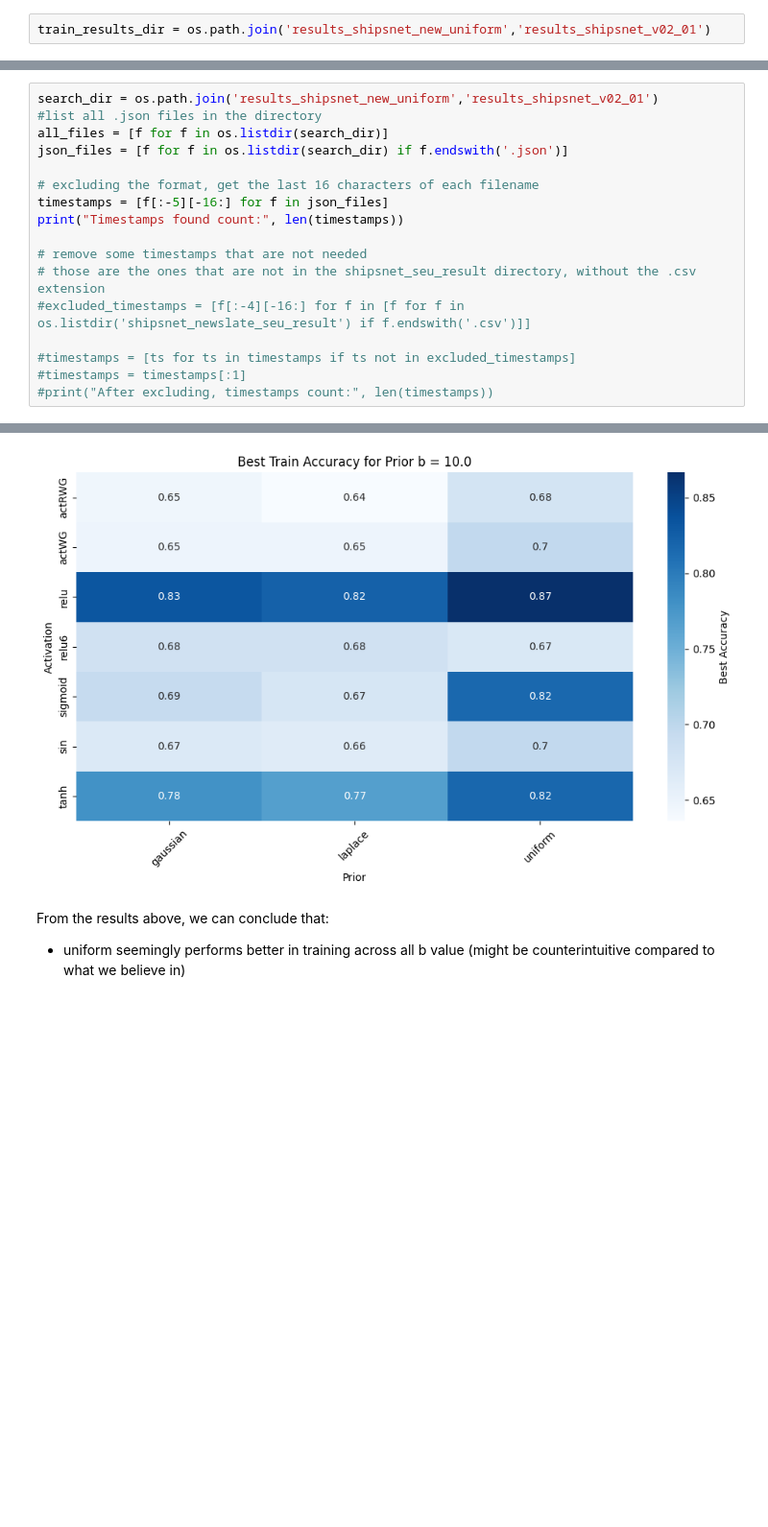
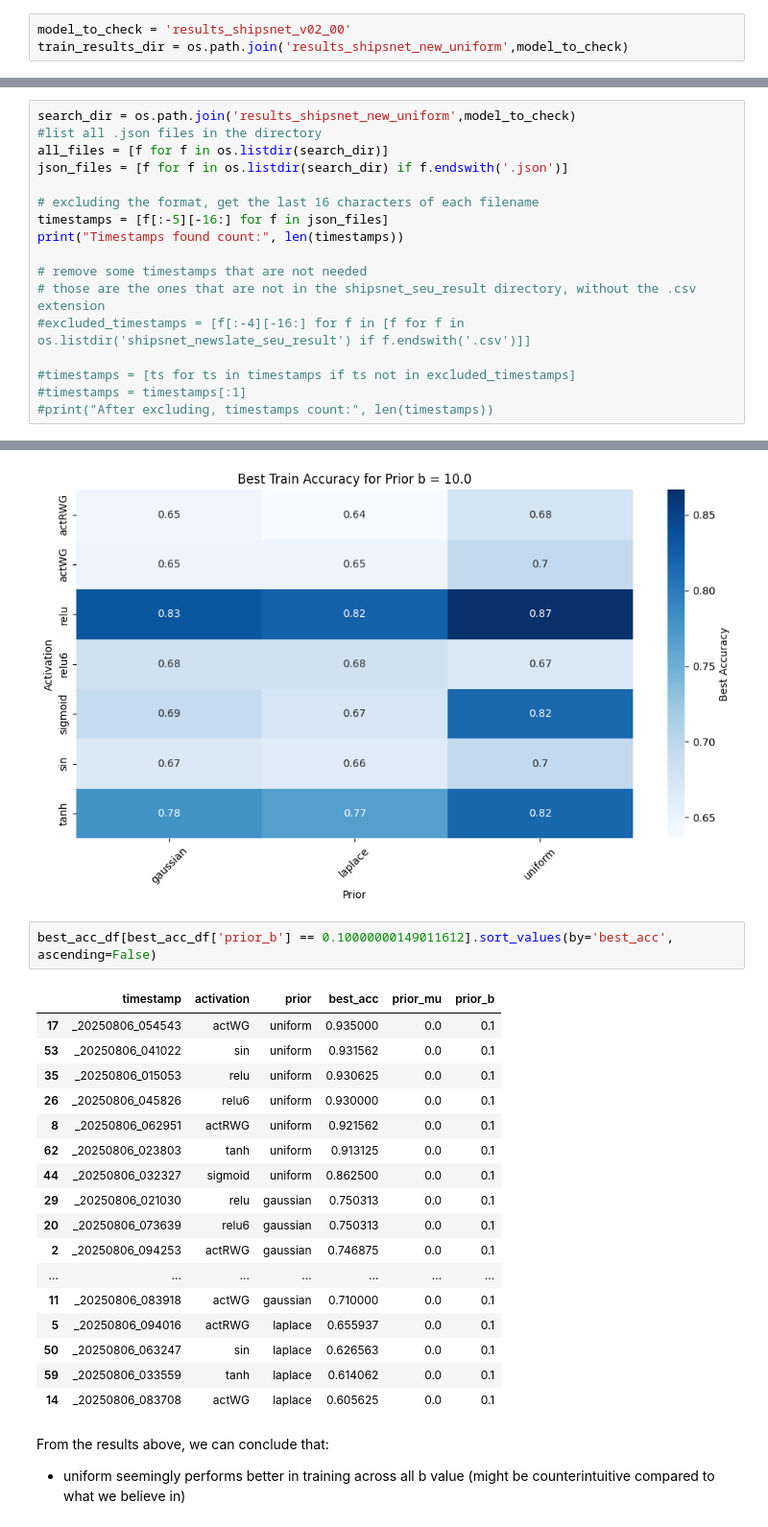
Before and after one commit to putawararevalda/bnnexperimentation, a Jupyter notebook: shipsnet_train_analysis_new_uniform.ipynb, the cells around one changed output, grey strips where cells are left out. Shown at 96% size. Saved outputs shown, nothing was run; the diff lists cells and outputs as text; blank space fills up the shorter version.

Commit message:
add train and testing analysis notebook of deterministic model

```diff
--- a/shipsnet_train_analysis_new_uniform.ipynb
+++ b/shipsnet_train_analysis_new_uniform.ipynb
@@ -2,4 +2,5 @@
 import pandas as pd
 import os
 # %%
-train_results_dir = os.path.join('results_shipsnet_new_uniform','results_shipsnet_v02_01')
+model_to_check = 'results_shipsnet_v02_00'
+train_results_dir = os.path.join('results_shipsnet_new_uniform',model_to_check)
@@ -8,5 +7,5 @@ import os
 # %%
-search_dir = os.path.join('results_shipsnet_new_uniform','results_shipsnet_v02_01')
+search_dir = os.path.join('results_shipsnet_new_uniform',model_to_check)
 #list all .json files in the directory
 all_files = [f for f in os.listdir(search_dir)]
 json_files = [f for f in os.listdir(search_dir) if f.endswith('.json')]
@@ -196,6 +201,26 @@ plot_prior_b_histogram(best_acc_df, 1.0)
 plot_prior_b_histogram(best_acc_df, 10.0)
 # %% [output]
 [figure]
+# %%
+best_acc_df[best_acc_df['prior_b'] == 0.10000000149011612].sort_values(by='best_acc', ascending=False)
+# %% [output]
+|  | timestamp | activation | prior | best_acc | prior_mu | prior_b |
+| 17 | _20250806_054543 | actWG | uniform | 0.935000 | 0.0 | 0.1 |
+| 53 | _20250806_041022 | sin | uniform | 0.931562 | 0.0 | 0.1 |
+| 35 | _20250806_015053 | relu | uniform | 0.930625 | 0.0 | 0.1 |
+| 26 | _20250806_045826 | relu6 | uniform | 0.930000 | 0.0 | 0.1 |
+| 8 | _20250806_062951 | actRWG | uniform | 0.921562 | 0.0 | 0.1 |
+| 62 | _20250806_023803 | tanh | uniform | 0.913125 | 0.0 | 0.1 |
+| 44 | _20250806_032327 | sigmoid | uniform | 0.862500 | 0.0 | 0.1 |
+| 29 | _20250806_021030 | relu | gaussian | 0.750313 | 0.0 | 0.1 |
+| 20 | _20250806_073639 | relu6 | gaussian | 0.750313 | 0.0 | 0.1 |
+| 2 | _20250806_094253 | actRWG | gaussian | 0.746875 | 0.0 | 0.1 |
+| ... | ... | ... | ... | ... | ... | ... |
+| 11 | _20250806_083918 | actWG | gaussian | 0.710000 | 0.0 | 0.1 |
+| 5 | _20250806_094016 | actRWG | laplace | 0.655937 | 0.0 | 0.1 |
+| 50 | _20250806_063247 | sin | laplace | 0.626563 | 0.0 | 0.1 |
+| 59 | _20250806_033559 | tanh | laplace | 0.614062 | 0.0 | 0.1 |
+| 14 | _20250806_083708 | actWG | laplace | 0.605625 | 0.0 | 0.1 |
 # %% [markdown]
 From the results above, we can conclude that:
 - uniform seemingly performs better in training across all b value (might be counterintuitive compared to what we believe in)
```
Also changed, not shown: parts of 22 cells of this notebook, 6 other files.
